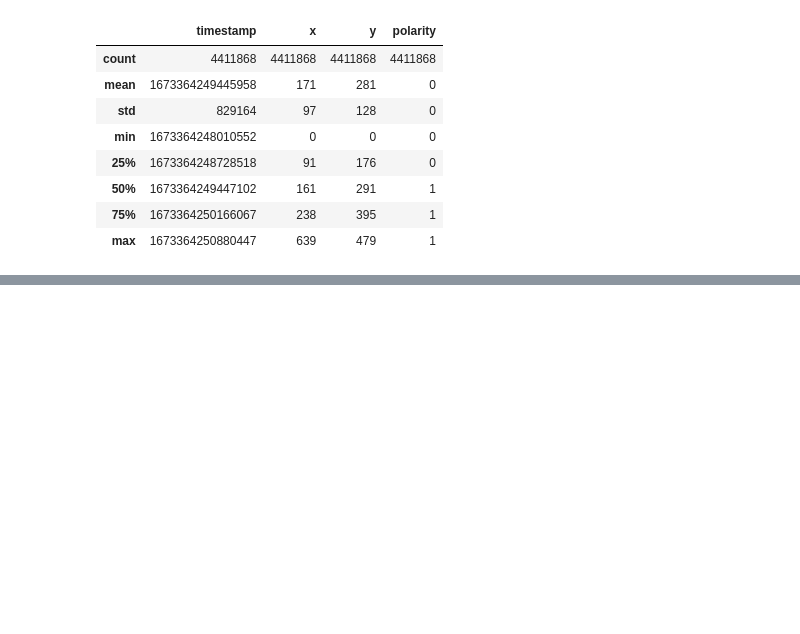
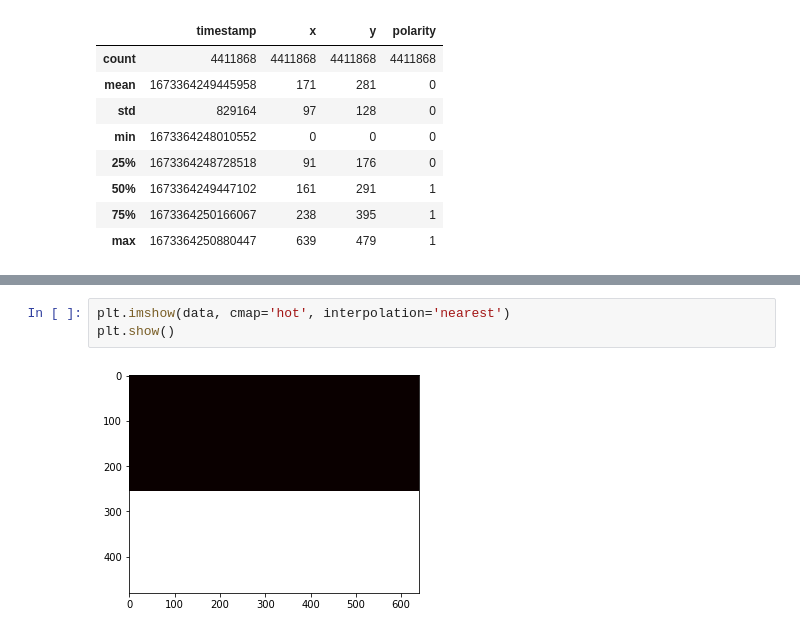
Before and after one commit to mannmoshe/image-processing, a Jupyter notebook: project/image_processing_project.ipynb, the cells around one changed output, grey strips where cells are left out. Cells and saved outputs as stored; diff of their text form; blank space fills up the shorter version.

```diff
--- a/project/image_processing_project.ipynb
+++ b/project/image_processing_project.ipynb
@@ -72,0 +105,5 @@ df.head()
+# %%
+plt.imshow(data, cmap='hot', interpolation='nearest')
+plt.show()
+# %% [output]
+[figure, added]
```
Also changed, not shown: parts of 10 cells of this notebook.
